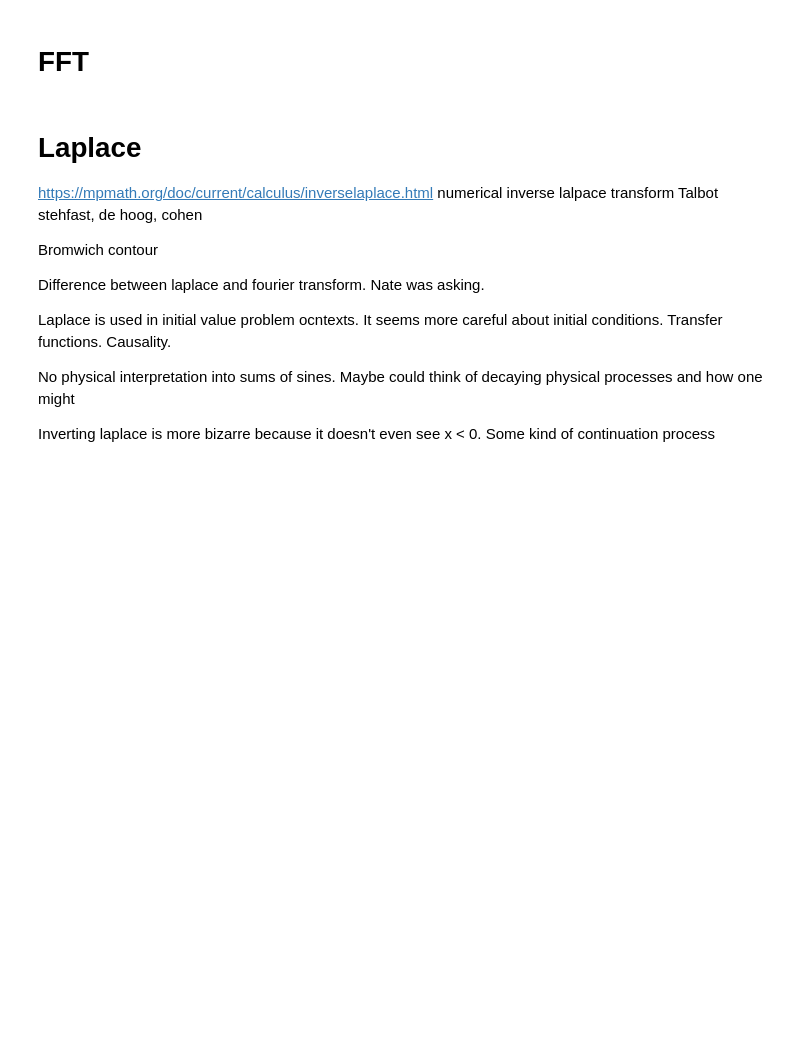
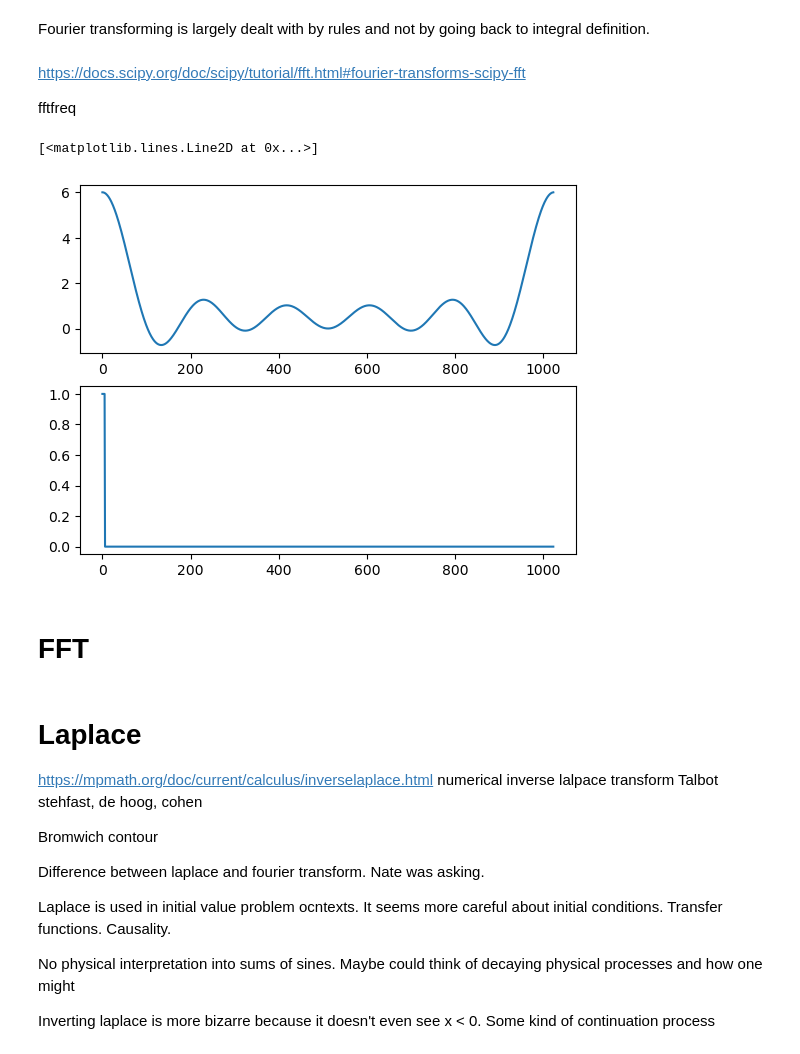
Before and after one commit to philzook58/philzook58.github.io, a Jupyter notebook: _drafts/legendre_fourier.ipynb, the cells around one changed output. Saved outputs shown, nothing was run; the diff lists cells and outputs as text; code cells hidden in the pictures; blank space fills up the shorter version.

```diff
--- a/_drafts/legendre_fourier.ipynb
+++ b/_drafts/legendre_fourier.ipynb
@@ -2,0 +35,2 @@
+# %% [markdown]
+Fourier transforming is largely dealt with by rules and not by going back to integral definition.
@@ -2,0 +52,22 @@
+# %% [markdown]
+https://docs.scipy.org/doc/scipy/tutorial/fft.html#fourier-transforms-scipy-fft
+
+fftfreq
+# %%
+import numpy as np
+import scipy as sp
+import scipy.fft
+
+N = 1024
+f = np.zeros(N)
+#f[3*N//8:5*N//8] = 1
+f[0:6] = 1
+F = sp.fft.fft(f)
+import matplotlib.pyplot as plt
+plt.subplot(2,1,1)
+plt.plot(np.real(F))
+plt.subplot(2,1,2)
+plt.plot(f)
+# %% [output]
+[<matplotlib.lines.Line2D at 0x...>]
+[figure, added]
```
Also changed, not shown: parts of 4 cells of this notebook, 27 other files.
